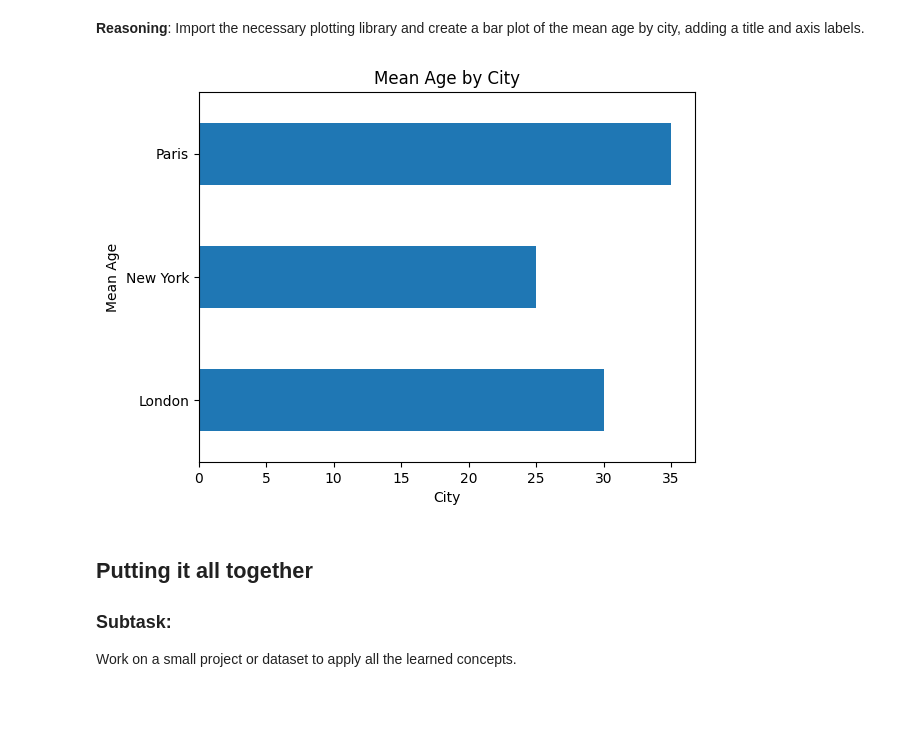
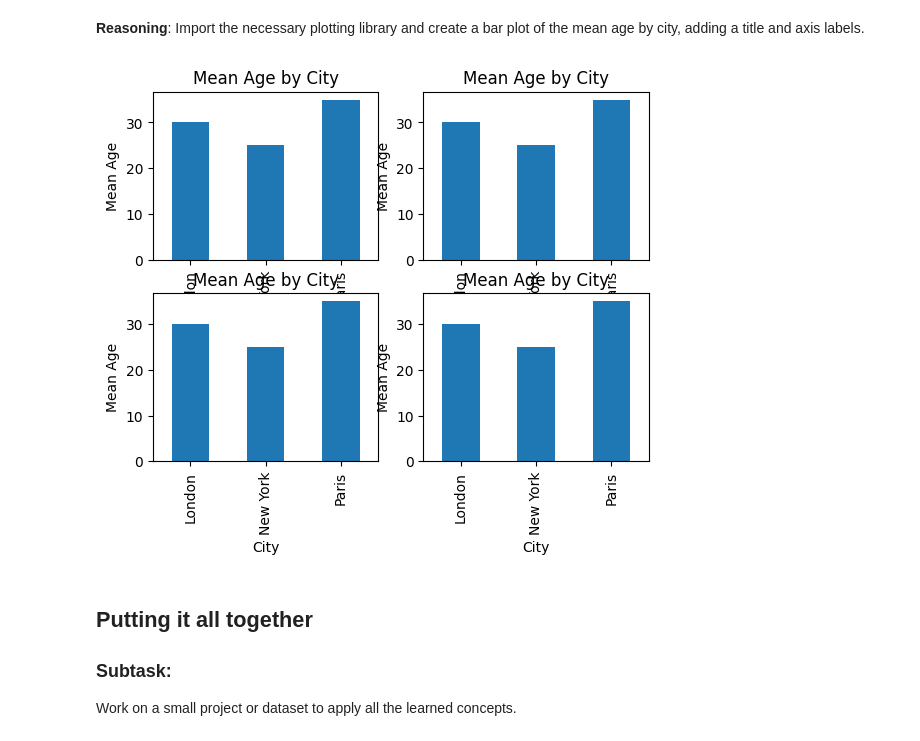
Before and after one commit to AI-Junction/Learn-ML, a Jupyter notebook: LearnPandasPart3.ipynb, the cells around one changed output. Saved outputs shown, nothing was run; the diff lists cells and outputs as text; code cells hidden in the pictures; blank space fills up the shorter version.

```diff
--- a/LearnPandasPart3.ipynb
+++ b/LearnPandasPart3.ipynb
@@ -347,23 +413,67 @@ Learn how to create basic visualizations using pandas and other libraries like M
 # %% [markdown]
 **Reasoning**:
 Import the necessary plotting library and create a bar plot of the mean age by city, adding a title and axis labels.
-# %%
-import matplotlib.pyplot as plt
-
-# Create a bar plot of the city_age_mean Series
-city_age_mean.plot(kind='barh')
-
-# Add a title to the plot
-plt.title('Mean Age by City')
-
-# Add labels to the x and y axes
-plt.xlabel('City')
-plt.ylabel('Mean Age')
-
-# Display the plot
-plt.show()
-# %% [output]
-[figure, removed]
+# %%
+import matplotlib.pyplot as plt
+
+plt.subplot(2, 2, 1)
+
+# Create a bar plot of the city_age_mean Series
+city_age_mean.plot(kind='bar')
+
+# Add a title to the plot
+plt.title('Mean Age by City')
+
+# Add labels to the x and y axes
+plt.xlabel('City')
+plt.ylabel('Mean Age')
+
+
+plt.subplot(2, 2, 2)
+
+# Create a bar plot of the city_age_mean Series
+city_age_mean.plot(kind='bar')
+
+# Add a title to the plot
+plt.title('Mean Age by City')
+
+# Add labels to the x and y axes
+plt.xlabel('City')
+plt.ylabel('Mean Age')
+
+
+
+plt.subplot(2, 2, 3)
+
+# Create a bar plot of the city_age_mean Series
+city_age_mean.plot(kind='bar')
+
+# Add a title to the plot
+plt.title('Mean Age by City')
+
+# Add labels to the x and y axes
+plt.xlabel('City')
+plt.ylabel('Mean Age')
+
+
+
+plt.subplot(2, 2, 4)
+
+# Create a bar plot of the city_age_mean Series
+city_age_mean.plot(kind='bar')
+
+# Add a title to the plot
+plt.title('Mean Age by City')
+
+# Add labels to the x and y axes
+plt.xlabel('City')
+plt.ylabel('Mean Age')
+
+
+# Display the plot
+plt.show()
+# %% [output]
+[figure, added]
 # %% [markdown]
 ## Putting it all together
 
```
Also changed, not shown: parts of 11 cells of this notebook.
